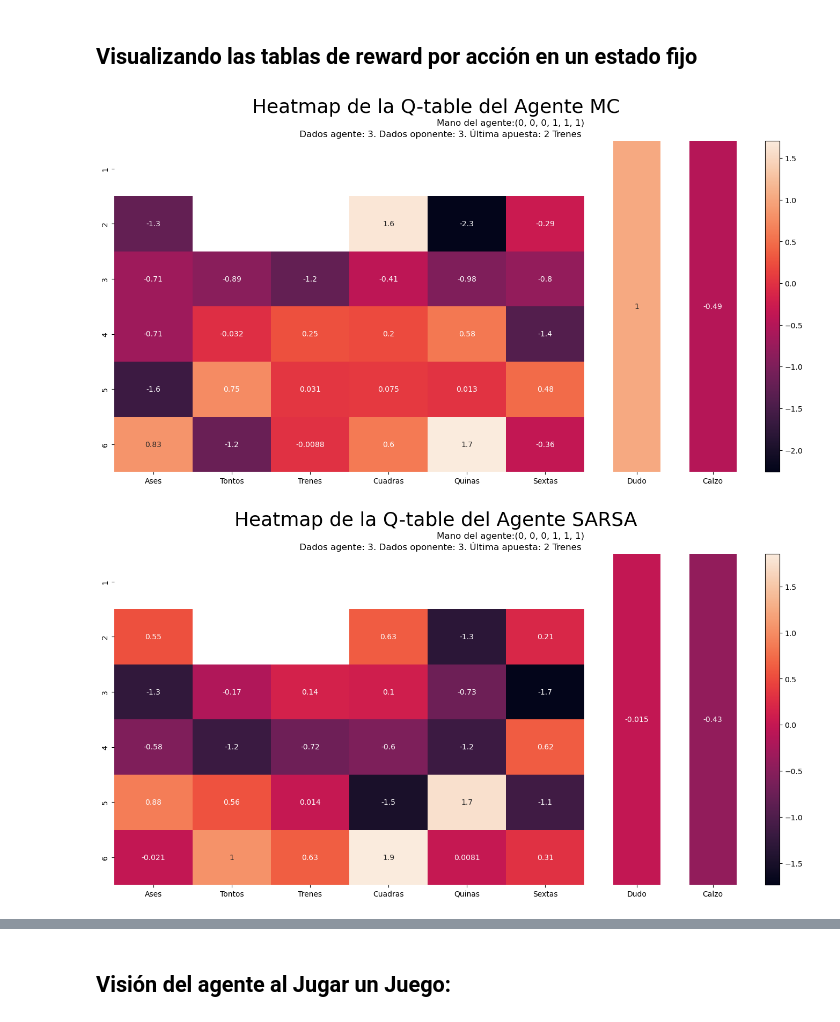
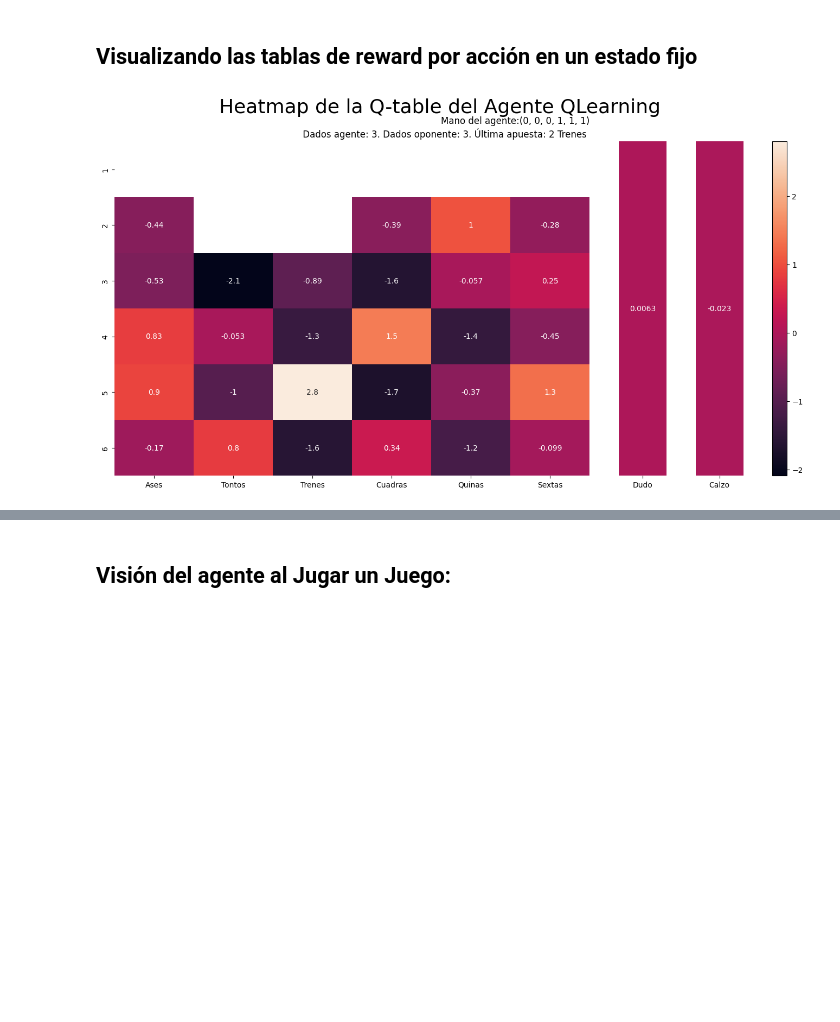
Before and after one commit to nicolasfuenzalida/Repositorio-MA4402, a Jupyter notebook: 2022/Reinforcement learning para juego de cachos/Código/notebooks/ExperimentosEpsilon.ipynb, the cells around one changed output, grey strips where cells are left out. Saved outputs shown, nothing was run; the diff lists cells and outputs as text; code cells hidden in the pictures; blank space fills up the shorter version.

```diff
--- a/2022/Reinforcement learning para juego de cachos/Código/notebooks/ExperimentosEpsilon.ipynb
+++ b/2022/Reinforcement learning para juego de cachos/Código/notebooks/ExperimentosEpsilon.ipynb
@@ -26,7 +15,8 @@ import sys
 import os
 from functools import reduce
 
-project_path = os.path.abspath('..')
+# Buscar la ruta donde está el proyecto, cambiar en caso de ser necesario
+project_path = os.path.abspath('/content/drive/MyDrive/Colab Notebooks/RL-Cacho-main')
 sys.path.insert(1, project_path)
 
 import pandas as pd
@@ -362,9 +366,9 @@ agente_QLearning.load_table(project_path+"/models/QTable_AgentQLearning")
 # %%
 estado = ((0,0,0,1,1,1),(3,3), (2, "Trenes"))
 # %%
-Q_plot(agente_MC, estado)
-Q_plot(agente_SARSA, estado)
+# Cambiar los agentes más arriba por MC o SARSA
+#Q_plot(agente_MC, estado)
+#Q_plot(agente_SARSA, estado)
 Q_plot(agente_QLearning, estado)
 # %% [output]
-[figure, old version]
+[figure, new version]
-[figure, removed]
```
Also changed, not shown: parts of 29 cells of this notebook, 1 other file.
